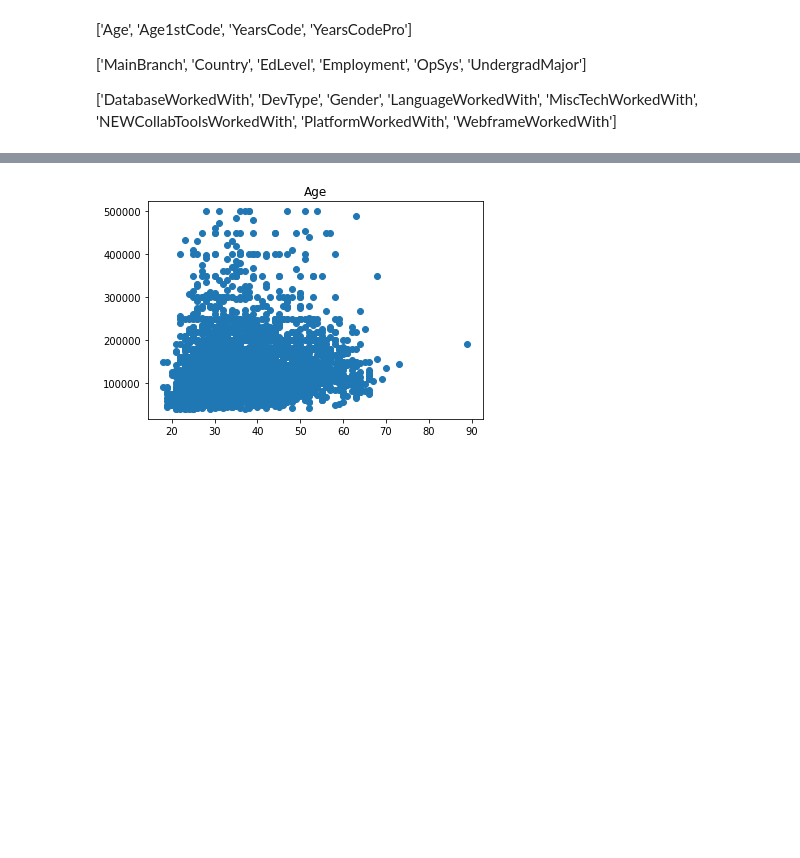
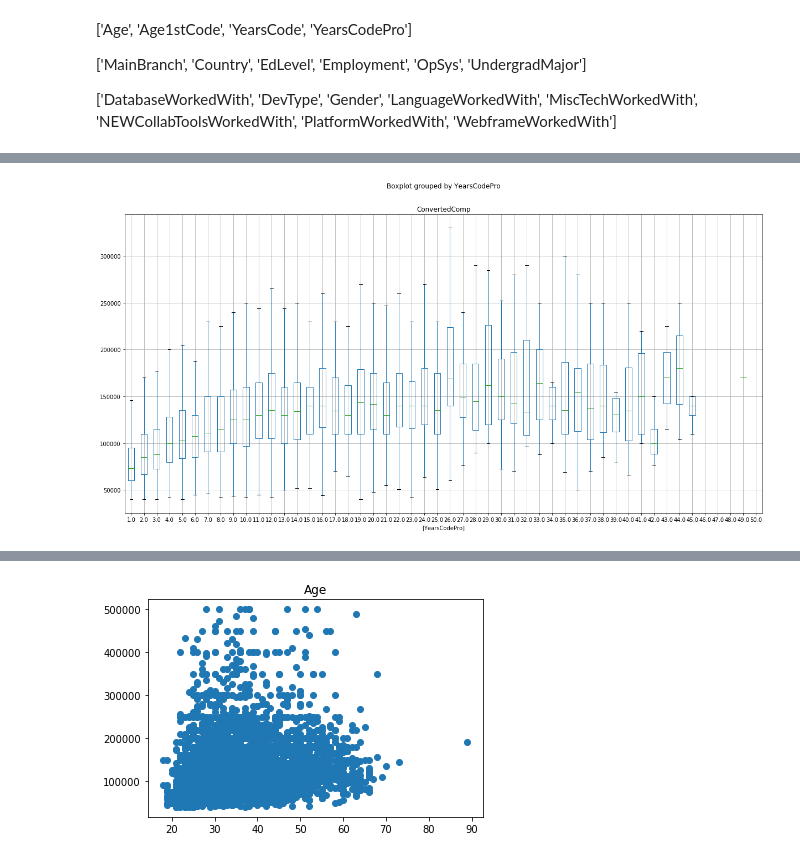
Before and after one commit to kevinclee26/salary_prediction, a Jupyter notebook: model/Untitled.ipynb, the cells around one changed output, grey strips where cells are left out. Drawn from its saved outputs; the diff is of its cells as text; code cells hidden in the pictures; blank space fills up the shorter version.

```diff
--- a/model/Untitled.ipynb
+++ b/model/Untitled.ipynb
@@ -279,0 +332,5 @@ for each_col in numericals:
+# %%
+for each_col in numericals:
+    X[[each_col, 'ConvertedComp']].boxplot(by=each_col, showfliers=False, figsize=(20, 10))
+# %% [output]
+[figure, added]
```
Also changed, not shown: parts of 11 cells of this notebook.
